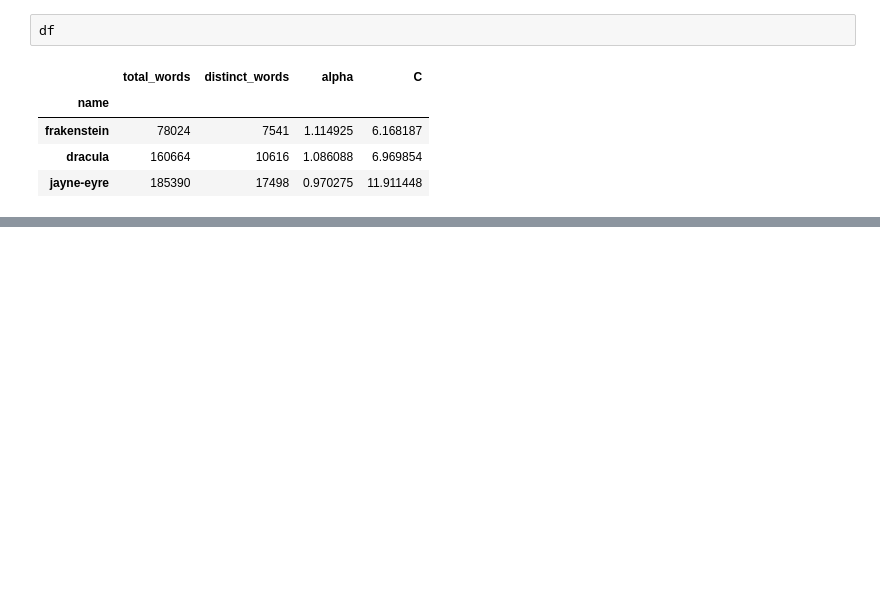
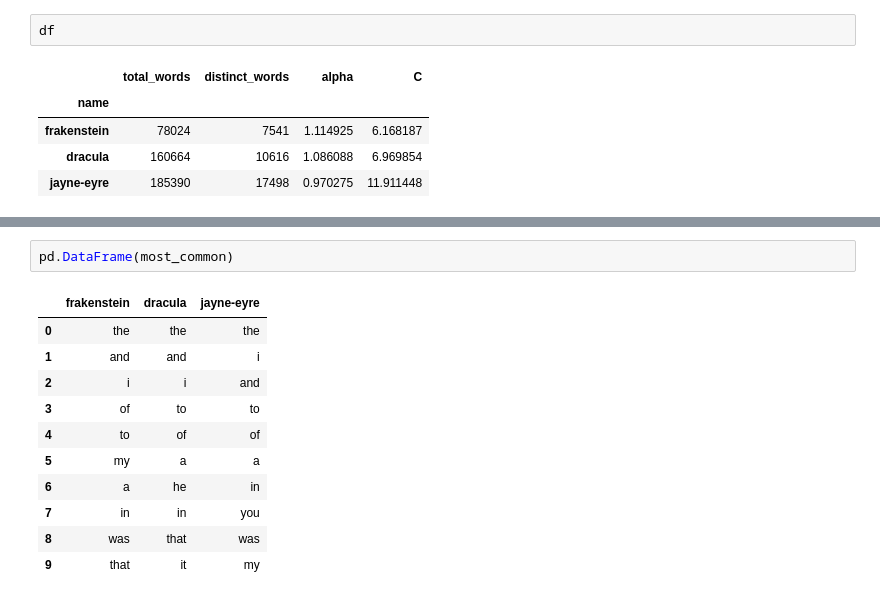
Before and after one commit to dataewan/good-research-using-conda, a Jupyter notebook: notebooks/results.ipynb, the cells around one changed output, grey strips where cells are left out. Saved outputs shown, nothing was run; the diff lists cells and outputs as text; blank space fills up the shorter version.

```diff
--- a/notebooks/results.ipynb
+++ b/notebooks/results.ipynb
@@ -41,0 +45,14 @@ fig.tight_layout()
+# %%
+pd.DataFrame(most_common)
+# %% [output]
+|  | frakenstein | dracula | jayne-eyre |
+| 0 | the | the | the |
+| 1 | and | and | i |
+| 2 | i | i | and |
+| 3 | of | to | to |
+| 4 | to | of | of |
+| 5 | my | a | a |
+| 6 | a | he | in |
+| 7 | in | in | you |
+| 8 | was | that | was |
+| 9 | that | it | my |
```
Also changed, not shown: parts of 1 cell of this notebook, 1 other file.
